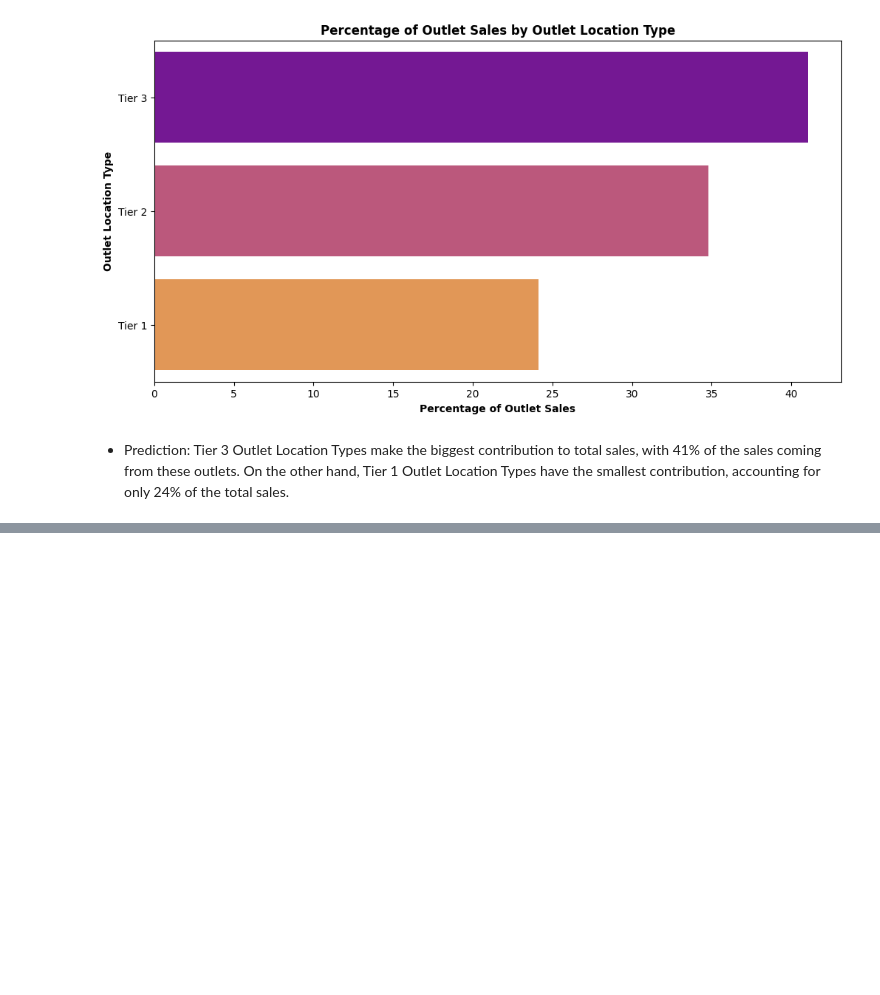
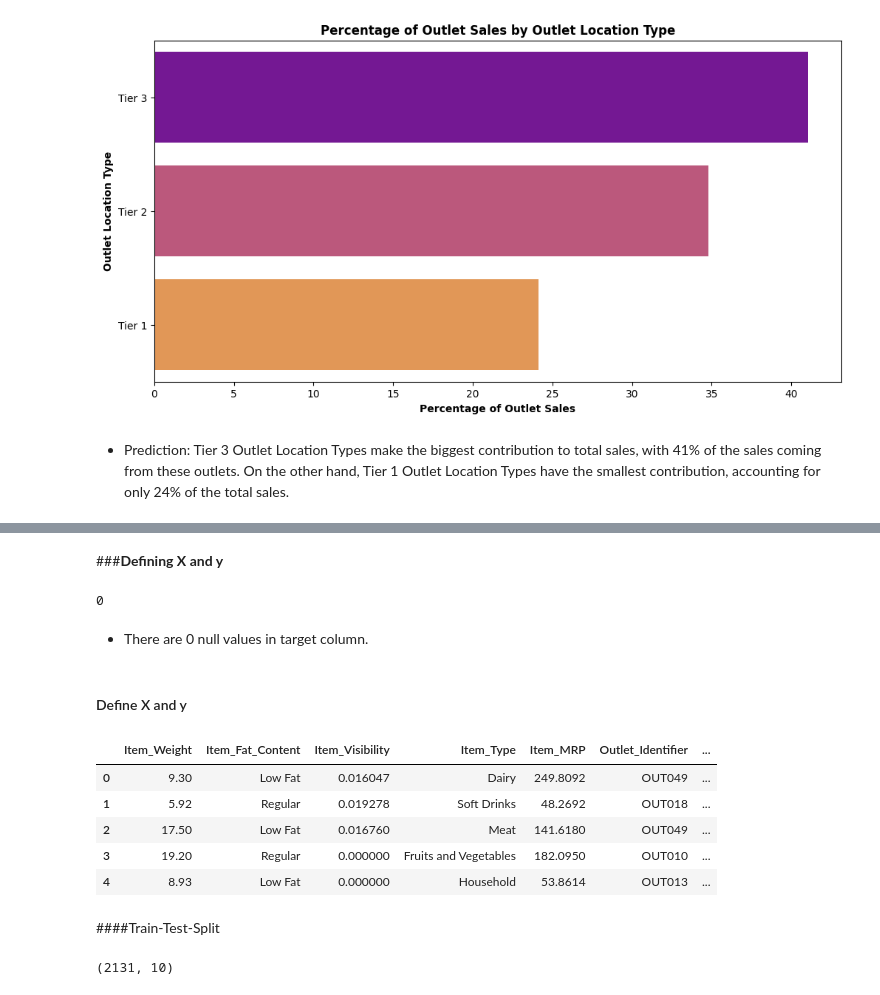
Before and after one commit to patelmedha/Prediction-of-Product-Sales, a Jupyter notebook: PREDICTION_OF_PRODUCT_SALES.ipynb, the cells around one changed output, grey strips where cells are left out. Cells and saved outputs as stored; diff of their text form; code cells hidden in the pictures; blank space fills up the shorter version.

```diff
--- a/PREDICTION_OF_PRODUCT_SALES.ipynb
+++ b/PREDICTION_OF_PRODUCT_SALES.ipynb
@@ -39,6 +74,9 @@ import matplotlib as mpl
 file_url = '/content/drive/MyDrive/CodingDojo/01-Fundamentals/PROJECT: PREDICTION OF PRODUCT SALES/Data/sales_predictions_2023.csv'
 
 df = pd.read_csv(file_url)
+
+#Copy of Dataframe
+df_ml = df.copy()
 # %% [markdown]
 ###**Inspect Data**
 # %% [markdown]
@@ -1243,0 +1416,4 @@ ax.set_xlabel('Percentage of Outlet Sales', fontsize=10, fontweight='bold');
+# %%
+#Drop 'Item_Identifier'
+df_ml.drop(columns = 'Item_Identifier', inplace = True)
+df_ml.info()
@@ -1243,0 +1444,5 @@ ax.set_xlabel('Percentage of Outlet Sales', fontsize=10, fontweight='bold');
+# %%
+# Item_Fat_Content- fix the values
+df_ml['Item_Fat_Content'] = df_ml['Item_Fat_Content'].replace(['low fat' , 'LF'], 'Low Fat')
+df_ml['Item_Fat_Content'] = df_ml['Item_Fat_Content'].replace('reg' , 'Regular')
+df_ml['Item_Fat_Content'].value_counts()
@@ -1243,0 +1508,27 @@ ax.set_xlabel('Percentage of Outlet Sales', fontsize=10, fontweight='bold');
+# %% [markdown]
+###**Defining X and y**
+# %%
+#Check and Drop null values in target column Item_Outlet_Sales
+df_ml['Item_Outlet_Sales'].isna().sum()
+# %% [output]
+0
+# %% [markdown]
+- There are 0 null values in target column.
+# %% [markdown]
+#### Define X and y
+# %%
+## Define X and y
+target = 'Item_Outlet_Sales'
+
+X = df_ml.drop(columns=target).copy()
+y = df_ml[target].copy()
+X.head()
+# %% [output]
+|  | Item_Weight | Item_Fat_Content | Item_Visibility | Item_Type | Item_MRP | Outlet_Identifier | ... |
+| 0 | 9.30 | Low Fat | 0.016047 | Dairy | 249.8092 | OUT049 | ... |
+| 1 | 5.92 | Regular | 0.019278 | Soft Drinks | 48.2692 | OUT018 | ... |
+| 2 | 17.50 | Low Fat | 0.016760 | Meat | 141.6180 | OUT049 | ... |
+| 3 | 19.20 | Regular | 0.000000 | Fruits and Vegetables | 182.0950 | OUT010 | ... |
+| 4 | 8.93 | Low Fat | 0.000000 | Household | 53.8614 | OUT013 | ... |
+# %% [markdown]
+####Train-Test-Split
@@ -1243,0 +1538,4 @@ ax.set_xlabel('Percentage of Outlet Sales', fontsize=10, fontweight='bold');
+# %%
+X_test.shape
+# %% [output]
+(2131, 10)
```
Also changed, not shown: parts of 68 cells of this notebook.
